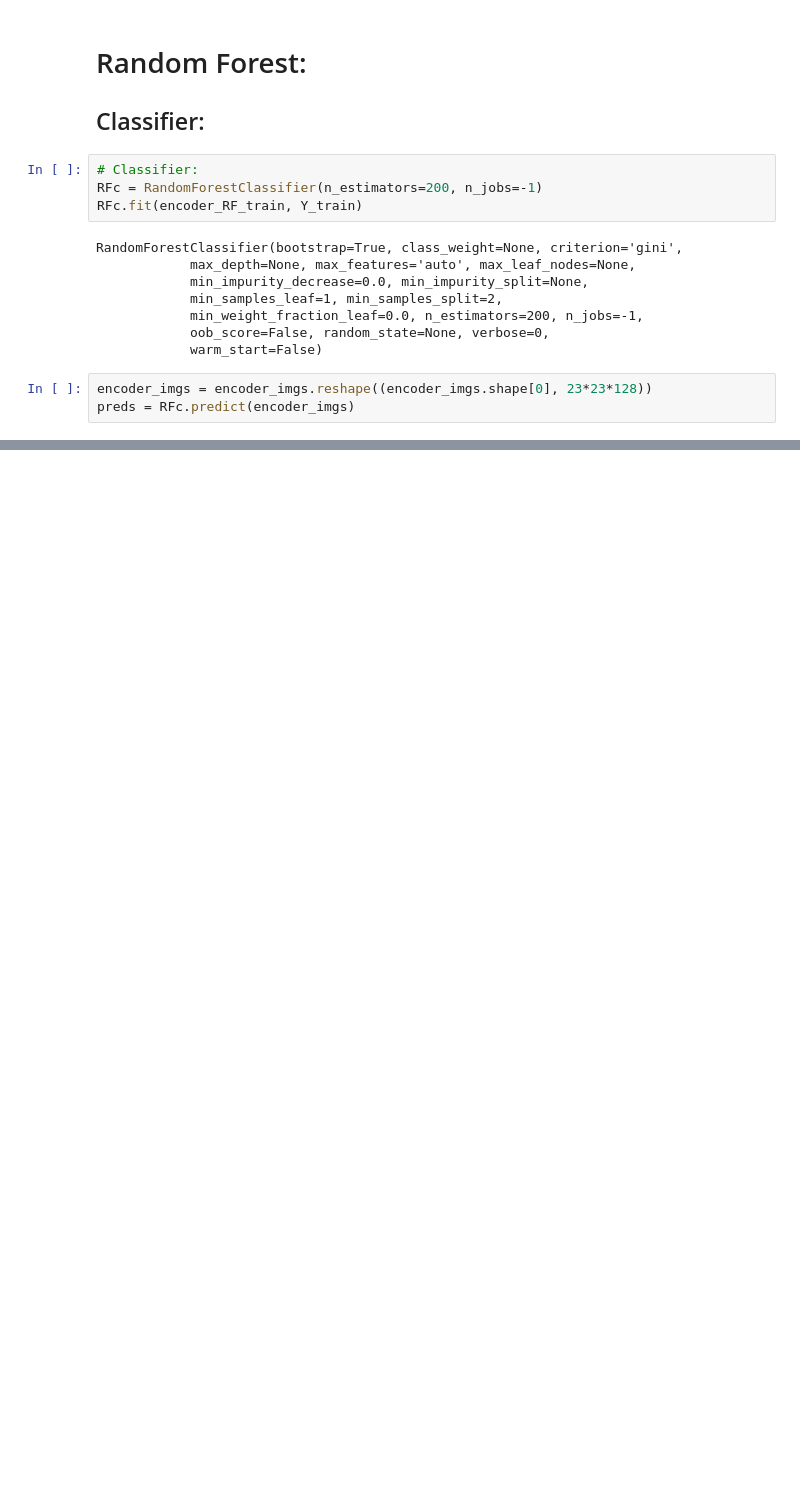
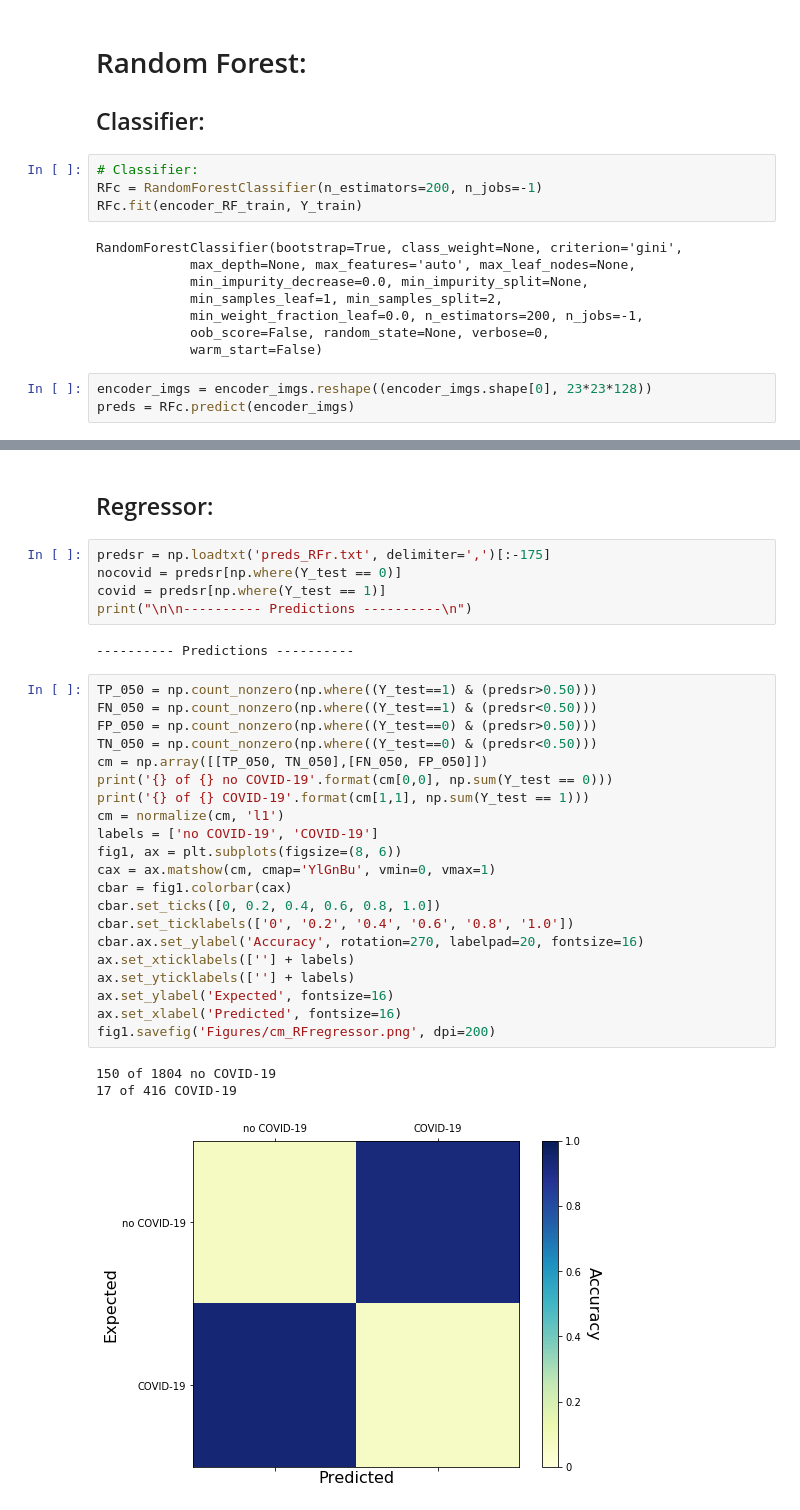
Before and after one commit to TsspGit/CodVid19_CIEMAT, a Jupyter notebook: Random_Forest_Classification.ipynb, the cells around one changed output, grey strips where cells are left out. Drawn from its saved outputs; the diff is of its cells as text; blank space fills up the shorter version.

```diff
--- a/Random_Forest_Classification.ipynb
+++ b/Random_Forest_Classification.ipynb
@@ -183,0 +184,34 @@ Accuracy: 0.9113585746102449
+# %% [markdown]
+## Regressor:
+# %%
+predsr = np.loadtxt('preds_RFr.txt', delimiter=',')[:-175]
+nocovid = predsr[np.where(Y_test == 0)]
+covid = predsr[np.where(Y_test == 1)]
+print("\n\n---------- Predictions ----------\n")
+# %% [output]
+---------- Predictions ----------
+# %%
+TP_050 = np.count_nonzero(np.where((Y_test==1) & (predsr>0.50)))
+FN_050 = np.count_nonzero(np.where((Y_test==1) & (predsr<0.50)))
+FP_050 = np.count_nonzero(np.where((Y_test==0) & (predsr>0.50)))
+TN_050 = np.count_nonzero(np.where((Y_test==0) & (predsr<0.50)))
+cm = np.array([[TP_050, TN_050],[FN_050, FP_050]])
+print('{} of {} no COVID-19'.format(cm[0,0], np.sum(Y_test == 0)))
+print('{} of {} COVID-19'.format(cm[1,1], np.sum(Y_test == 1)))
+cm = normalize(cm, 'l1')
+labels = ['no COVID-19', 'COVID-19']
+fig1, ax = plt.subplots(figsize=(8, 6))
+cax = ax.matshow(cm, cmap='YlGnBu', vmin=0, vmax=1)
+cbar = fig1.colorbar(cax)
+cbar.set_ticks([0, 0.2, 0.4, 0.6, 0.8, 1.0])
+cbar.set_ticklabels(['0', '0.2', '0.4', '0.6', '0.8', '1.0'])
+cbar.ax.set_ylabel('Accuracy', rotation=270, labelpad=20, fontsize=16)
+ax.set_xticklabels([''] + labels)
+ax.set_yticklabels([''] + labels)
+ax.set_ylabel('Expected', fontsize=16)
+ax.set_xlabel('Predicted', fontsize=16)
+fig1.savefig('Figures/cm_RFregressor.png', dpi=200)
+# %% [output]
+150 of 1804 no COVID-19
+17 of 416 COVID-19
+[figure, added]
```
Also changed, not shown: parts of 5 cells of this notebook, 6 other files.
